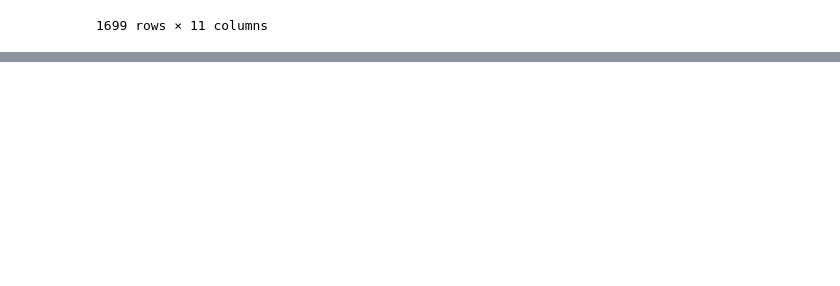
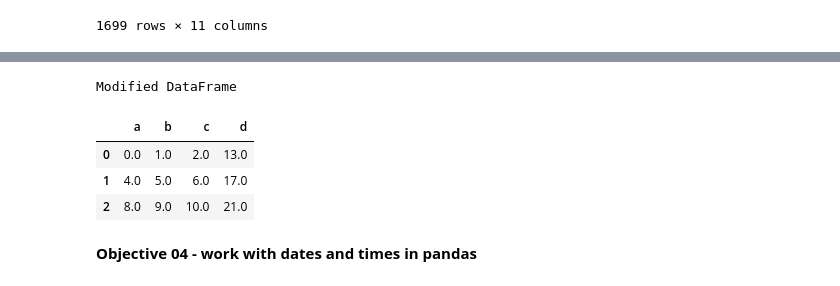
Before and after one commit to singparvi/DS-Unit-1-Sprint-1-Data-Wrangling-and-Storytelling, a Jupyter notebook: module2-make-features/module2_make_features_practice.ipynb, the cells around one changed output, grey strips where cells are left out. Drawn from its saved outputs; the diff is of its cells as text; code cells hidden in the pictures; blank space fills up the shorter version.

```diff
--- a/module2-make-features/module2_make_features_practice.ipynb
+++ b/module2-make-features/module2_make_features_practice.ipynb
@@ -163,0 +219,13 @@ ufo_df
+# %%
+df['d'] = df['d'].apply(addten)  # from apply docstring :- Apply a function along an axis of the DataFrame.
+# %%
+print('Modified DataFrame')
+display(df)
+# %% [output]
+Modified DataFrame
+|  | a | b | c | d |
+| 0 | 0.0 | 1.0 | 2.0 | 13.0 |
+| 1 | 4.0 | 5.0 | 6.0 | 17.0 |
+| 2 | 8.0 | 9.0 | 10.0 | 21.0 |
+# %% [markdown]
+**Objective 04 - work with dates and times in pandas**
```
Also changed, not shown: parts of 6 cells of this notebook.
